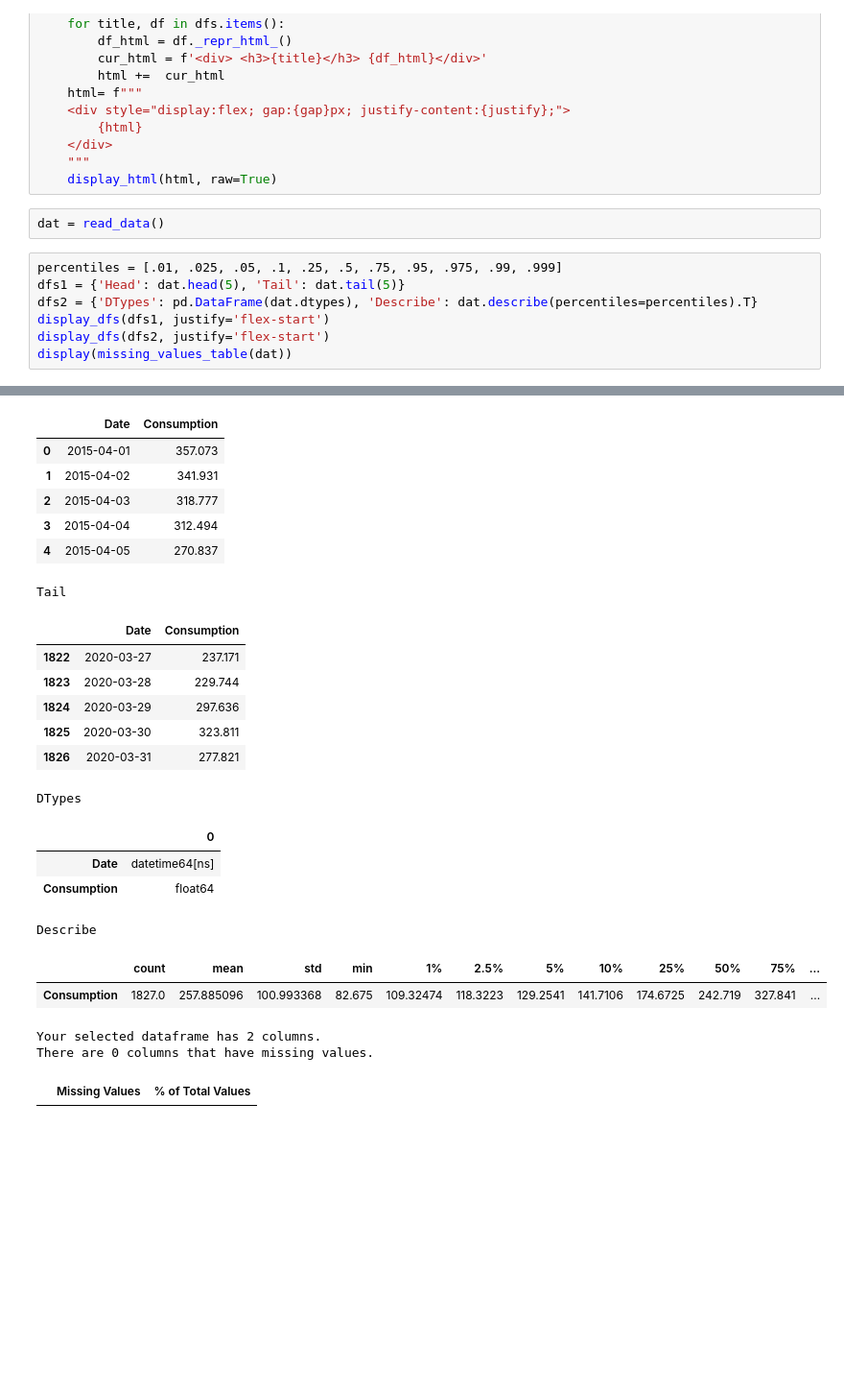
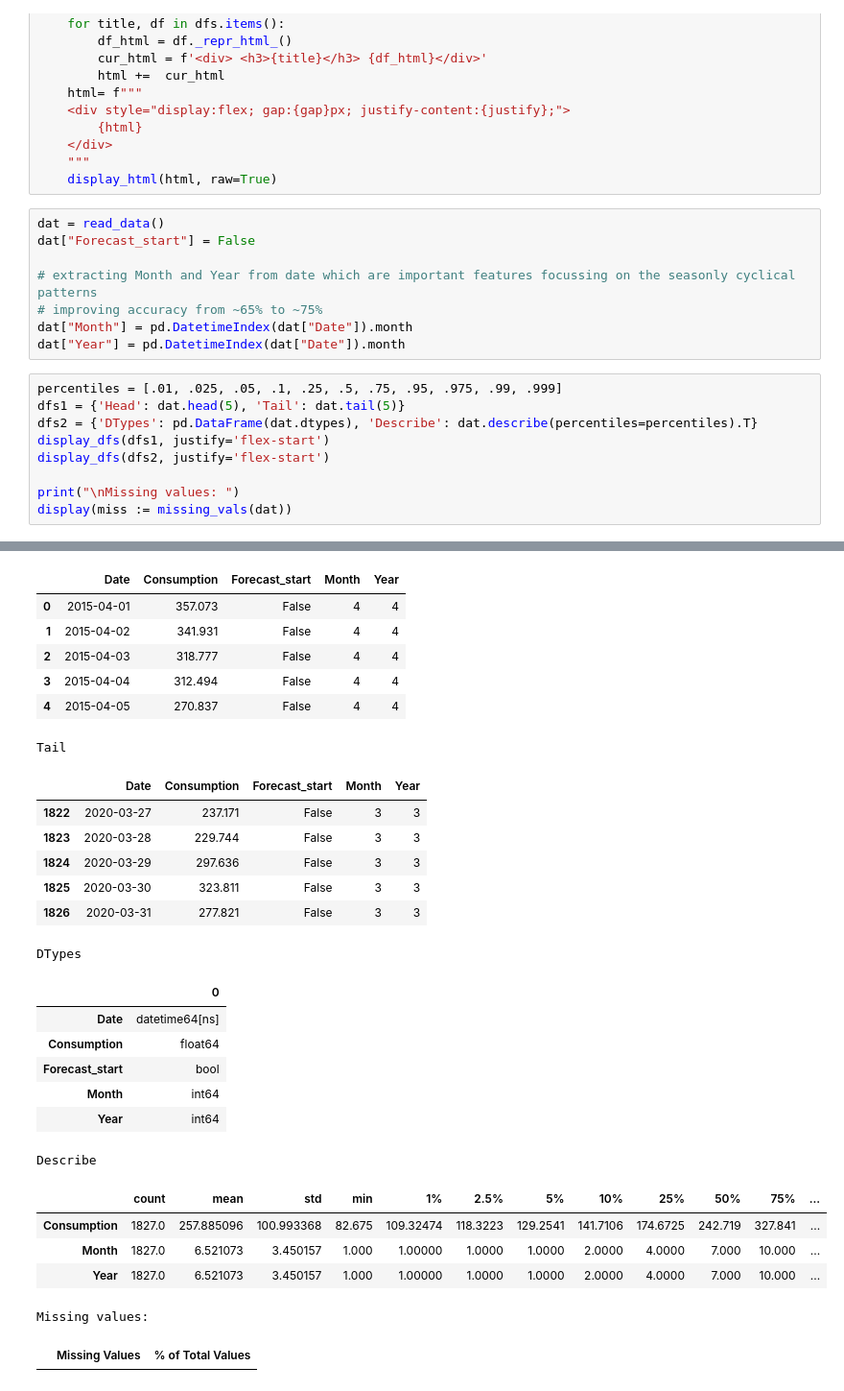
Before and after one commit to polardesert/energy-demand-forecast, a Jupyter notebook: EnergyDemandForecast.ipynb, the cells around one changed output, grey strips where cells are left out. Shown at 96% size. Saved outputs shown, nothing was run; the diff lists cells and outputs as text; blank space fills up the shorter version.

```diff
--- a/EnergyDemandForecast.ipynb
+++ b/EnergyDemandForecast.ipynb
@@ -22,35 +27,47 @@ def display_dfs(dfs, gap=50, justify='center'):
     display_html(html, raw=True)
 # %%
 dat = read_data()
+dat["Forecast_start"] = False
+
+# extracting Month and Year from date which are important features focussing on the seasonly cyclical patterns
+# improving accuracy from ~65% to ~75%
+dat["Month"] = pd.DatetimeIndex(dat["Date"]).month
+dat["Year"] = pd.DatetimeIndex(dat["Date"]).month
 # %%
 percentiles = [.01, .025, .05, .1, .25, .5, .75, .95, .975, .99, .999]
 dfs1 = {'Head': dat.head(5), 'Tail': dat.tail(5)}
 dfs2 = {'DTypes': pd.DataFrame(dat.dtypes), 'Describe': dat.describe(percentiles=percentiles).T}
 display_dfs(dfs1, justify='flex-start')
 display_dfs(dfs2, justify='flex-start')
-display(missing_values_table(dat))
+
+print("\nMissing values: ")
+display(miss := missing_vals(dat))
 # %% [output]
 Head
-|  | Date | Consumption |
-| 0 | 2015-04-01 | 357.073 |
-| 1 | 2015-04-02 | 341.931 |
-| 2 | 2015-04-03 | 318.777 |
-| 3 | 2015-04-04 | 312.494 |
-| 4 | 2015-04-05 | 270.837 |
+|  | Date | Consumption | Forecast_start | Month | Year |
+| 0 | 2015-04-01 | 357.073 | False | 4 | 4 |
+| 1 | 2015-04-02 | 341.931 | False | 4 | 4 |
+| 2 | 2015-04-03 | 318.777 | False | 4 | 4 |
+| 3 | 2015-04-04 | 312.494 | False | 4 | 4 |
+| 4 | 2015-04-05 | 270.837 | False | 4 | 4 |
 Tail
-|  | Date | Consumption |
-| 1822 | 2020-03-27 | 237.171 |
-| 1823 | 2020-03-28 | 229.744 |
-| 1824 | 2020-03-29 | 297.636 |
-| 1825 | 2020-03-30 | 323.811 |
-| 1826 | 2020-03-31 | 277.821 |
+|  | Date | Consumption | Forecast_start | Month | Year |
+| 1822 | 2020-03-27 | 237.171 | False | 3 | 3 |
+| 1823 | 2020-03-28 | 229.744 | False | 3 | 3 |
+| 1824 | 2020-03-29 | 297.636 | False | 3 | 3 |
+| 1825 | 2020-03-30 | 323.811 | False | 3 | 3 |
+| 1826 | 2020-03-31 | 277.821 | False | 3 | 3 |
 DTypes
 |  | 0 |
 | Date | datetime64[ns] |
 | Consumption | float64 |
+| Forecast_start | bool |
+| Month | int64 |
+| Year | int64 |
 Describe
 |  | count | mean | std | min | 1% | 2.5% | 5% | 10% | 25% | 50% | 75% | ... |
 | Consumption | 1827.0 | 257.885096 | 100.993368 | 82.675 | 109.32474 | 118.3223 | 129.2541 | 141.7106 | 174.6725 | 242.719 | 327.841 | ... |
+| Month | 1827.0 | 6.521073 | 3.450157 | 1.000 | 1.00000 | 1.0000 | 1.0000 | 2.0000 | 4.0000 | 7.000 | 10.000 | ... |
+| Year | 1827.0 | 6.521073 | 3.450157 | 1.000 | 1.00000 | 1.0000 | 1.0000 | 2.0000 | 4.0000 | 7.000 | 10.000 | ... |
-Your selected dataframe has 2 columns.
-There are 0 columns that have missing values.
+Missing values:
 |  | Missing Values | % of Total Values |
```
Also changed, not shown: parts of 14 cells of this notebook, 4 other files.
